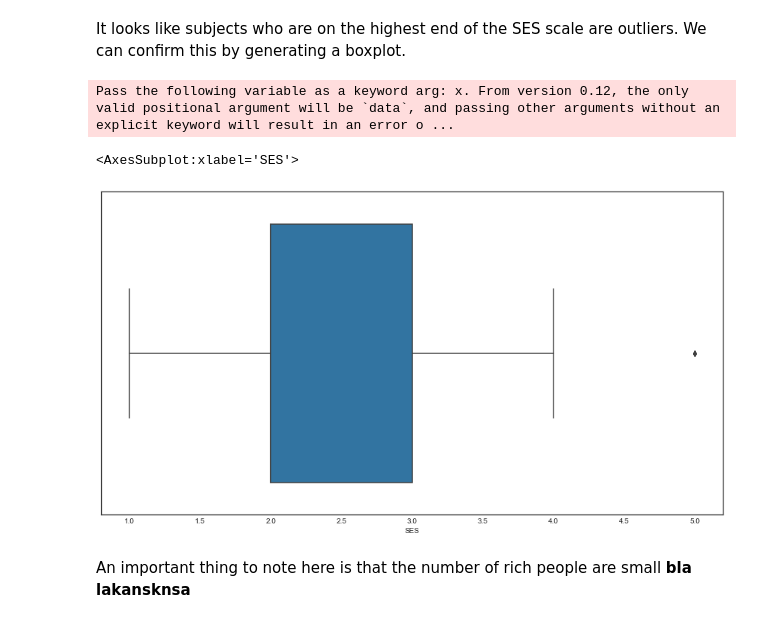
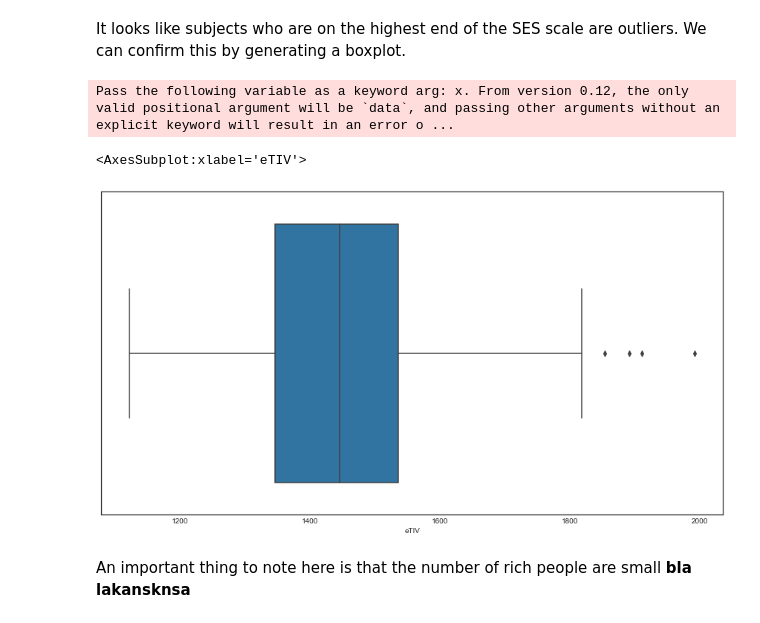
Before and after one commit to Gauss-x/Alzheimer-s-Analysis, a Jupyter notebook: cross-sectional.ipynb, the cells around one changed output. Cells and saved outputs as stored; diff of their text form; code cells hidden in the pictures.

```diff
--- a/cross-sectional.ipynb
+++ b/cross-sectional.ipynb
@@ -343,10 +345,10 @@ sns.countplot(y = df_cross['SES'])
 It looks like subjects who are on the highest end of the SES scale are outliers. We can confirm this by generating a boxplot.
 # %%
 figure(figsize = (15,8))
-sns.boxplot(df_cross['SES'])
+sns.boxplot(df_cross['eTIV'])
 # %% [output]
 Pass the following variable as a keyword arg: x. From version 0.12, the only valid positional argument will be `data`, and passing other arguments without an explicit keyword will result in an error o ...
-<AxesSubplot:xlabel='SES'>
+<AxesSubplot:xlabel='eTIV'>
-[figure, old version]
+[figure, new version]
 # %% [markdown]
 An important thing to note here is that the number of rich people are small **bla lakansknsa**
```
Also changed, not shown: parts of 13 cells of this notebook.
